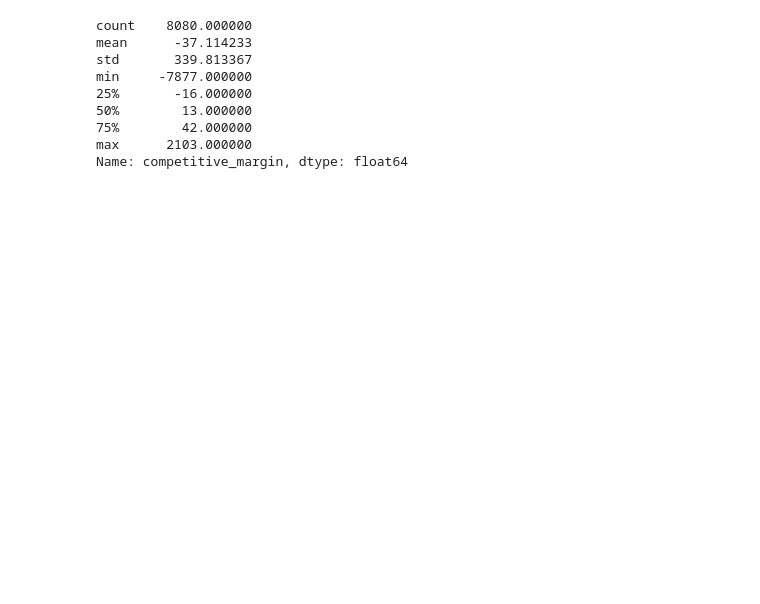
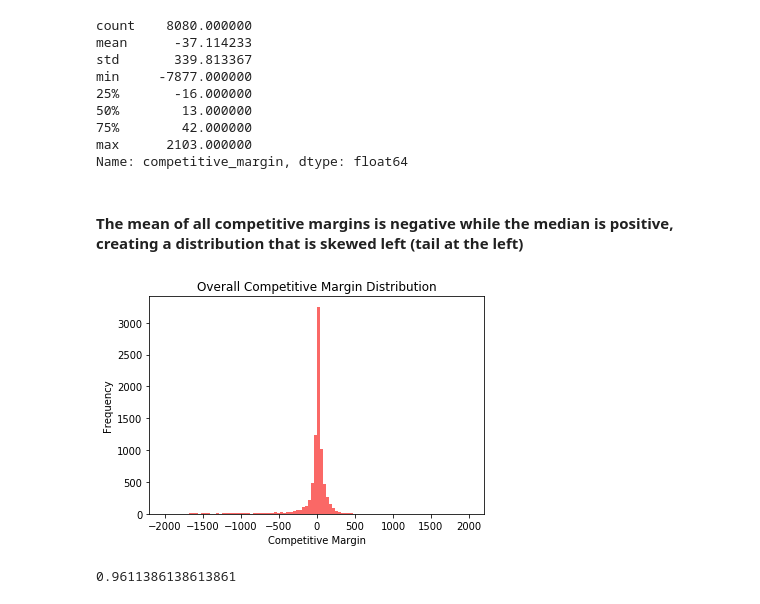
Before and after one commit to borischu/Hopper-Product-Analyst-Assignment, a Jupyter notebook: Hopper Product Analyst Assignment.ipynb, the cells around one changed output. Saved outputs shown, nothing was run; the diff lists cells and outputs as text; code cells hidden in the pictures; blank space fills up the shorter version.

```diff
--- a/Hopper Product Analyst Assignment.ipynb
+++ b/Hopper Product Analyst Assignment.ipynb
@@ -127,3 +83,19 @@ min     -7877.000000
 75%        42.000000
 max      2103.000000
 Name: competitive_margin, dtype: float64
+# %% [markdown]
+#### The mean of all competitive margins is negative while the median is positive, creating a distribution that is skewed left (tail at the left)
+# %%
+plt.hist(df['competitive_margin'], bins=100, range=(-2000,2000), color='#FA6866')
+plt.title('Overall Competitive Margin Distribution')
+plt.xlabel('Competitive Margin')
+plt.ylabel('Frequency')
+plt.show()
+# %% [output]
+[figure, added]
+# %%
+in_range = df[(df['competitive_margin']>-500)&(df['competitive_margin']<500)]['competitive_margin'].count()
+total_count = df['competitive_margin'].count()
+in_range/total_count
+# %% [output]
+0.9611386138613861
```
Also changed, not shown: parts of 38 cells of this notebook.
